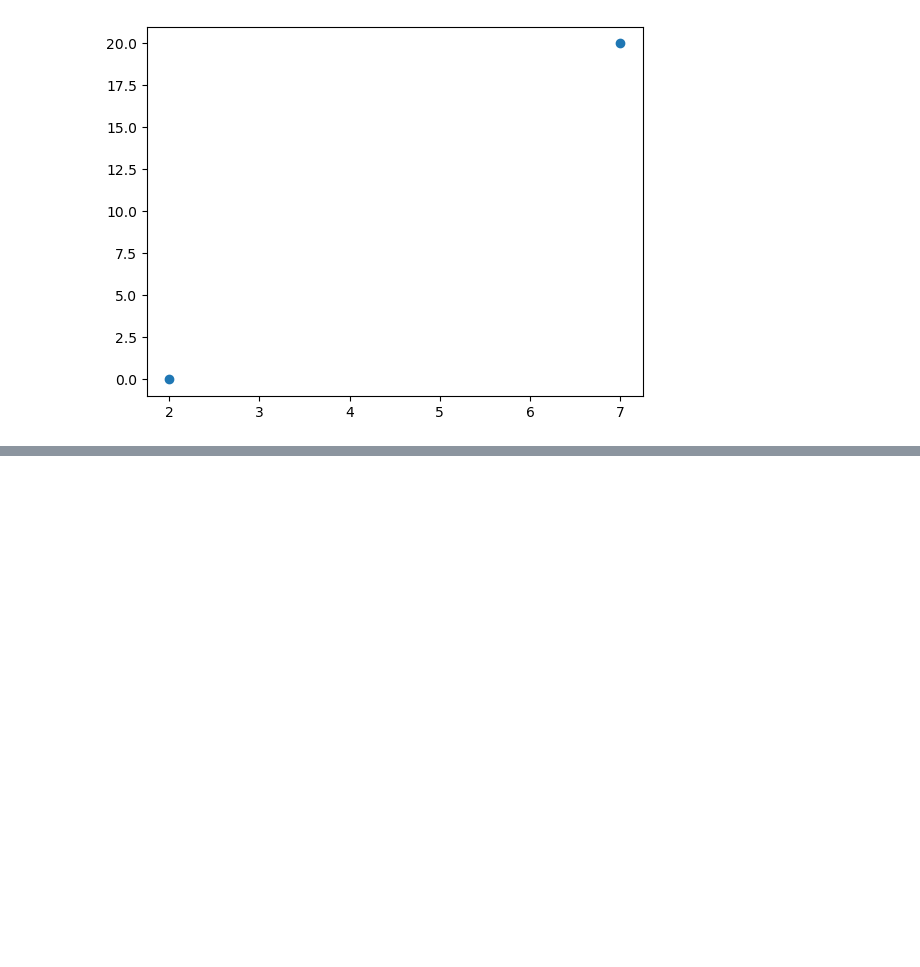
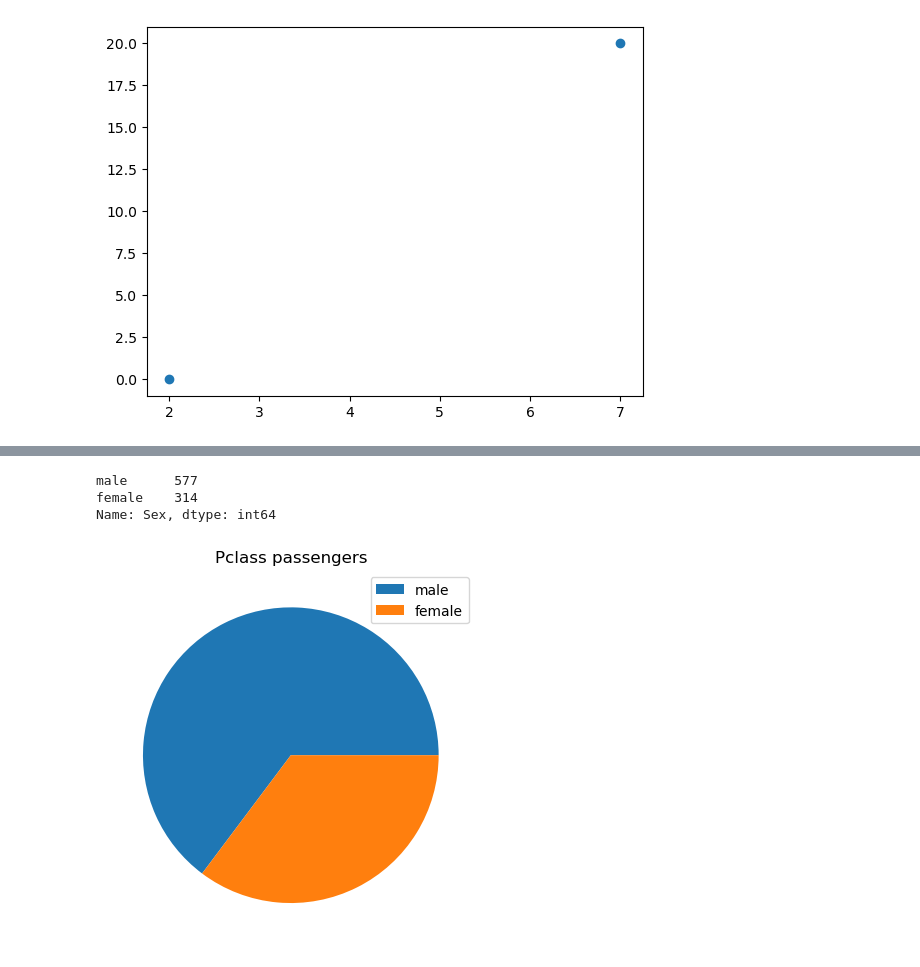
Before and after one commit to AnuRadhakrishnan-AV/datascience, a Jupyter notebook: data1titanic_dataset.ipynb, the cells around one changed output, grey strips where cells are left out. Saved outputs shown, nothing was run; the diff lists cells and outputs as text; code cells hidden in the pictures; blank space fills up the shorter version.

Commit message:
firstpush

```diff
--- a/data1titanic_dataset.ipynb
+++ b/data1titanic_dataset.ipynb
@@ -255,0 +278,16 @@ plt.show
+# %%
+x=data[data['Pclass']==1].Sex.value_counts()
+x
+# %% [output]
+male      577
+female    314
+Name: Sex, dtype: int64
+# %%
+# Find out how many female passengers had travelled in first class and show on pie chardata
+x=data[data['Pclass']==1].Sex.value_counts()
+plt.pie(x)
+plt.title("Pclass passengers")
+plt.legend(["male","female"])
+plt.show()
+# %% [output]
+[figure, added]
```
Also changed, not shown: parts of 7 cells of this notebook, 15 other files.
